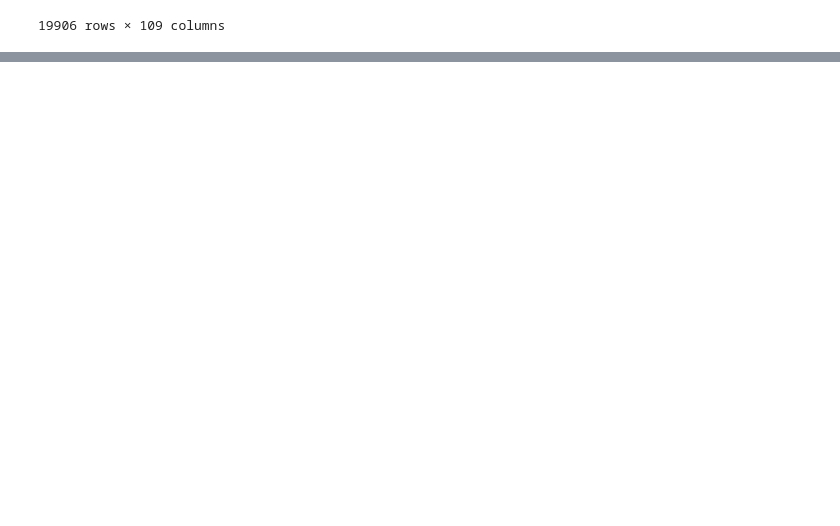
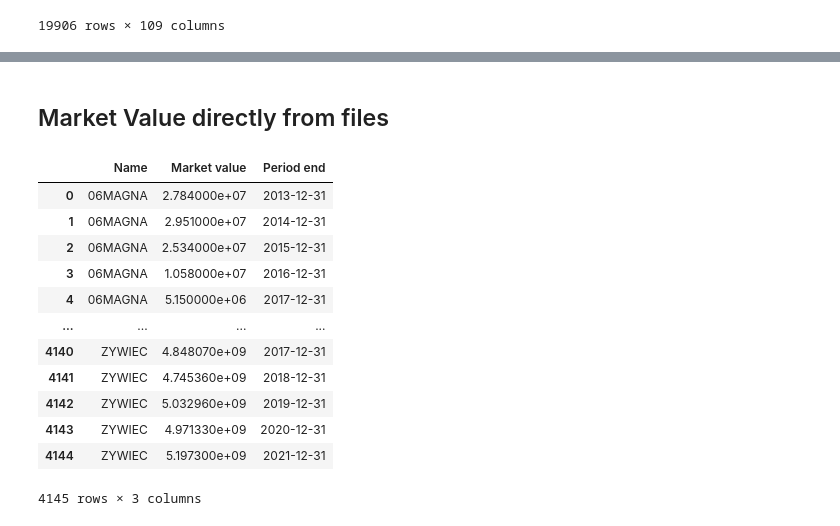
Before and after one commit to k-sobczyk/ensemble-nn-stock-forecast, a Jupyter notebook: first_stage_data_cleaning.ipynb, the cells around one changed output, grey strips where cells are left out. Saved outputs shown, nothing was run; the diff lists cells and outputs as text; code cells hidden in the pictures; blank space fills up the shorter version.

```diff
--- a/data_cleaning_and_exploration.ipynb
+++ b/first_stage_data_cleaning.ipynb
@@ -337,0 +238,4 @@ nn_merged_df.columns = clean_column_names(nn_merged_df.columns)
+# %% [markdown]
+## Market Value directly from files
+# %%
+market_value = pd.read_csv('marketvalue_data/company_market_value.csv')
@@ -337,0 +244,16 @@ nn_merged_df.columns = clean_column_names(nn_merged_df.columns)
+# %%
+market_df
+# %% [output]
+|  | Name | Market value | Period end |
+| 0 | 06MAGNA | 2.784000e+07 | 2013-12-31 |
+| 1 | 06MAGNA | 2.951000e+07 | 2014-12-31 |
+| 2 | 06MAGNA | 2.534000e+07 | 2015-12-31 |
+| 3 | 06MAGNA | 1.058000e+07 | 2016-12-31 |
+| 4 | 06MAGNA | 5.150000e+06 | 2017-12-31 |
+| ... | ... | ... | ... |
+| 4140 | ZYWIEC | 4.848070e+09 | 2017-12-31 |
+| 4141 | ZYWIEC | 4.745360e+09 | 2018-12-31 |
+| 4142 | ZYWIEC | 5.032960e+09 | 2019-12-31 |
+| 4143 | ZYWIEC | 4.971330e+09 | 2020-12-31 |
+| 4144 | ZYWIEC | 5.197300e+09 | 2021-12-31 |
+4145 rows × 3 columns
```
Also changed, not shown: parts of 27 cells of this notebook, 1 other file.
